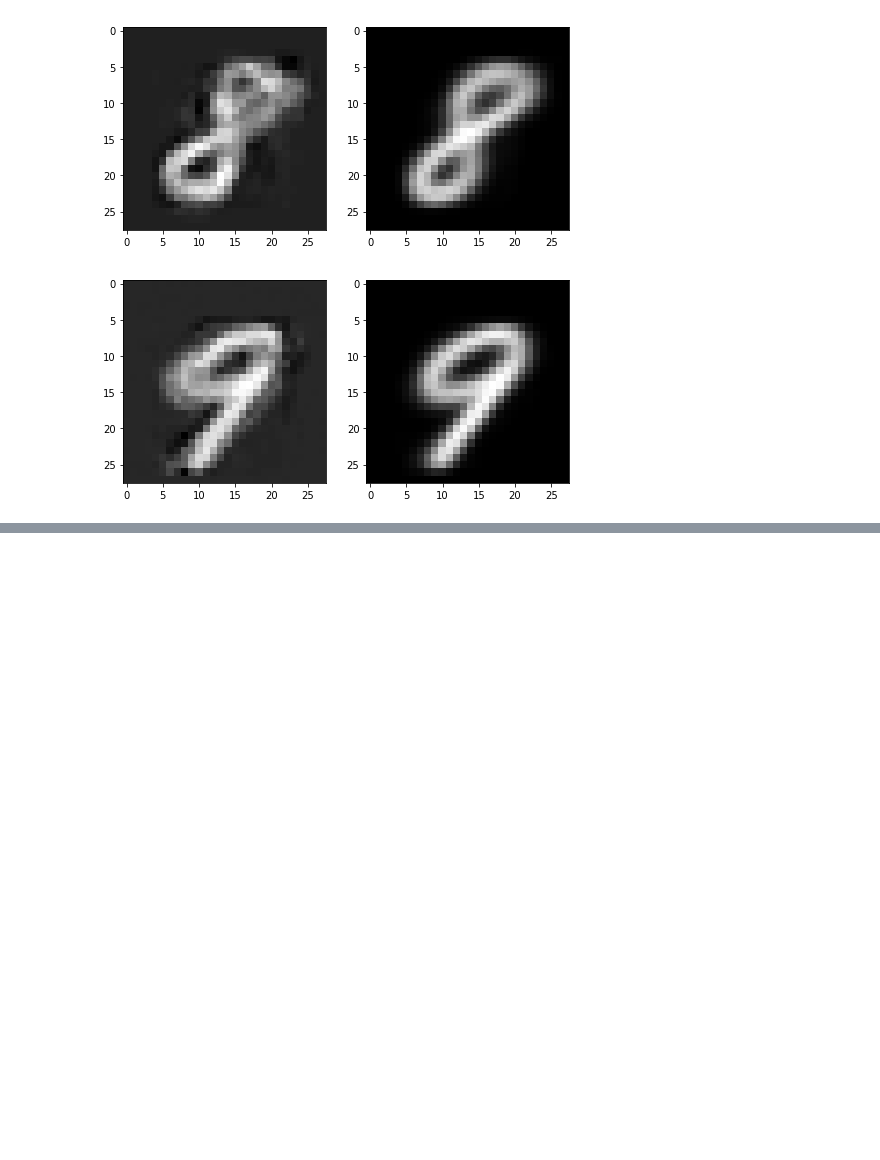
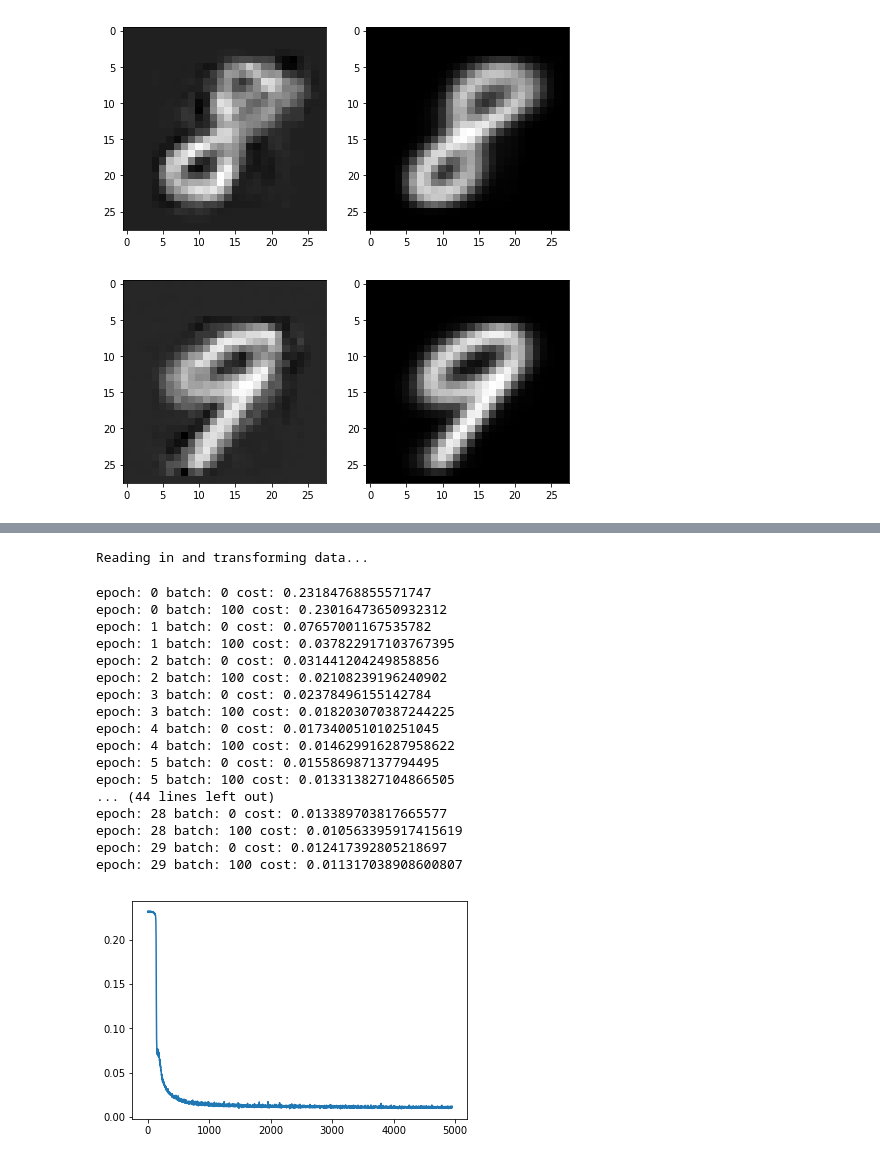
Before and after one commit to yosoufe/machine_learning_examples, a Jupyter notebook: unsupervised_class3/MyWork.ipynb, the cells around one changed output, grey strips where cells are left out. Drawn from its saved outputs; the diff is of its cells as text; code cells hidden in the pictures; blank space fills up the shorter version.

```diff
--- a/unsupervised_class3/MyWork.ipynb
+++ b/unsupervised_class3/MyWork.ipynb
@@ -138,0 +148,78 @@ Reading in and transforming data...
+# %%
+import tensorflow as tf
+from sklearn.utils import shuffle
+import matplotlib.pyplot as plt
+import util
+import numpy as np
+
+X, Y = util.get_mnist()
+# %% [output]
+Reading in and transforming data...
+# %%
+class Autoencoder:
+    def __init__(self,input_size, hidden_size):
+        tf.reset_default_graph()
+        self.x  = tf.placeholder(dtype=tf.float32,shape = (None, input_size))
+        init_mean = 0.0
+        init_std = 0.001
+        self.hidden = tf.layers.dense(self.x,
+                                      hidden_size,
+                                      activation=tf.nn.relu,
+                                      kernel_initializer=tf.random_normal_initializer(mean=init_mean,
+                                                                                      stddev=init_std),
+                                      name = "hiddenLayer")
+        self.output = tf.layers.dense(self.hidden,
+                                      input_size,
+                                      activation=tf.nn.sigmoid,
+                                      kernel_initializer=tf.random_normal_initializer(mean=init_mean,
+                                                                                      stddev=init_std),
+                                      name = "outputLayer")
+        self.cost = tf.losses.mean_squared_error(self.x,self.output)
+        self.train = tf.train.RMSPropOptimizer(learning_rate=0.005).minimize(self.cost)
+        self.init_op = tf.global_variables_initializer()
+        self.sess = tf.InteractiveSession()
+        self.sess.run(self.init_op)
+
+    def fit(self, X, epochs=30, batch_sz=64):
+        costs = []
+        for epoch in range(epochs):
+            X = shuffle(X)
+            training_size = X.shape[0]
+            batch_id = 0
+            for batch_start in range(0,training_size, batch_sz):
+                batch_end = min(batch_start+batch_sz, training_size-1)
+                x_batch = X[batch_start:batch_end,:]
+                _,c = self.sess.run([self.train,self.cost],
+                                    feed_dict = {self.x:x_batch})
+                costs.append(c)
+                if (batch_id % 100 == 0):
+                    print("epoch: {} batch: {} cost: {}".format(epoch,batch_id,c))
+                batch_id +=1
+        plt.plot(costs)
+        plt.show()
+
+    def predict(self,x_in):
+        return self.sess.run([self.output,self.hidden],feed_dict = {self.x:x_in})
+
+hidden_side = 6
+model = Autoencoder(28*28, hidden_side*hidden_side)
+model.fit(X,epochs=30,batch_sz=256)
+# %% [output]
+epoch: 0 batch: 0 cost: 0.23184768855571747
+epoch: 0 batch: 100 cost: 0.23016473650932312
+epoch: 1 batch: 0 cost: 0.07657001167535782
+epoch: 1 batch: 100 cost: 0.037822917103767395
+epoch: 2 batch: 0 cost: 0.031441204249858856
+epoch: 2 batch: 100 cost: 0.02108239196240902
+epoch: 3 batch: 0 cost: 0.02378496155142784
+epoch: 3 batch: 100 cost: 0.018203070387244225
+epoch: 4 batch: 0 cost: 0.017340051010251045
+epoch: 4 batch: 100 cost: 0.014629916287958622
+epoch: 5 batch: 0 cost: 0.015586987137794495
+epoch: 5 batch: 100 cost: 0.013313827104866505
+... (44 lines left out)
+epoch: 28 batch: 0 cost: 0.013389703817665577
+epoch: 28 batch: 100 cost: 0.010563395917415619
+epoch: 29 batch: 0 cost: 0.012417392805218697
+epoch: 29 batch: 100 cost: 0.011317038908600807
+[figure, added]
```
Also changed, not shown: parts of 4 cells of this notebook.
